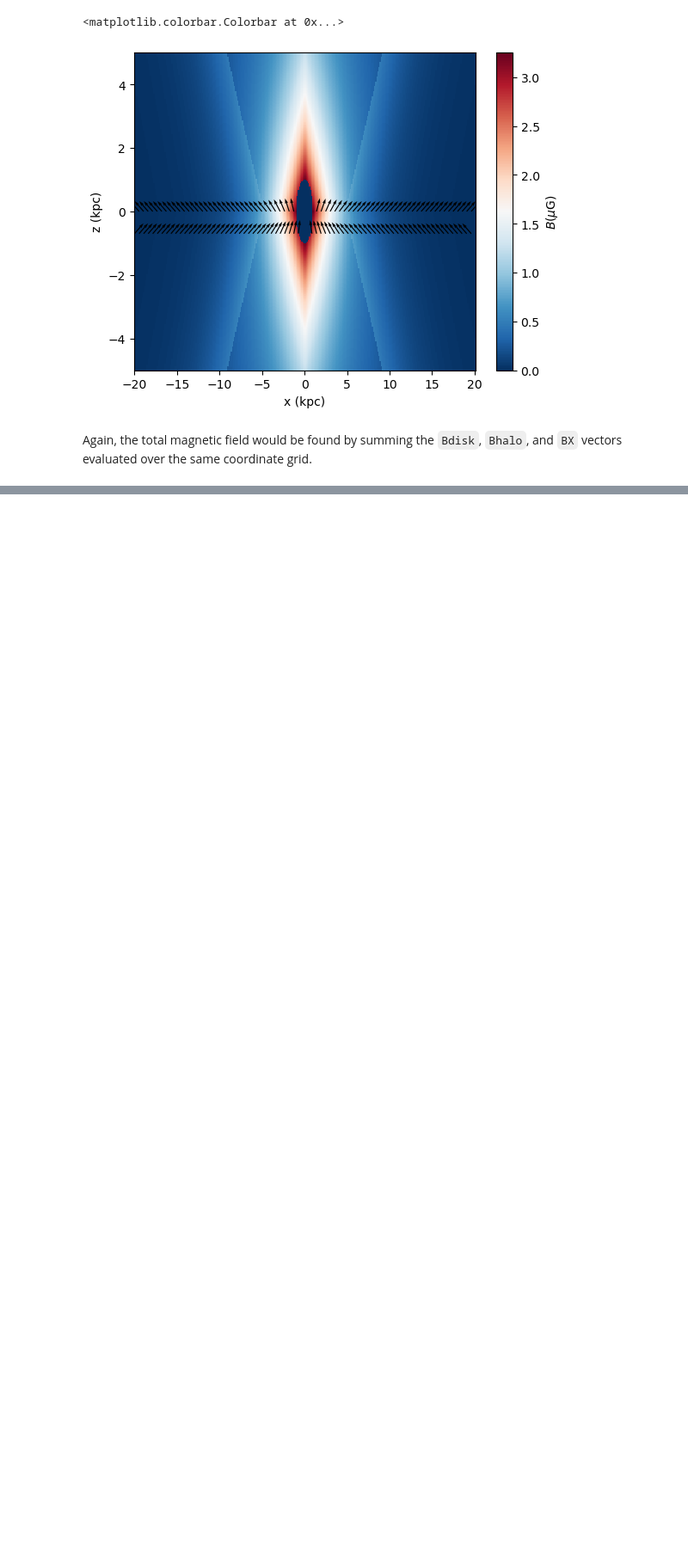
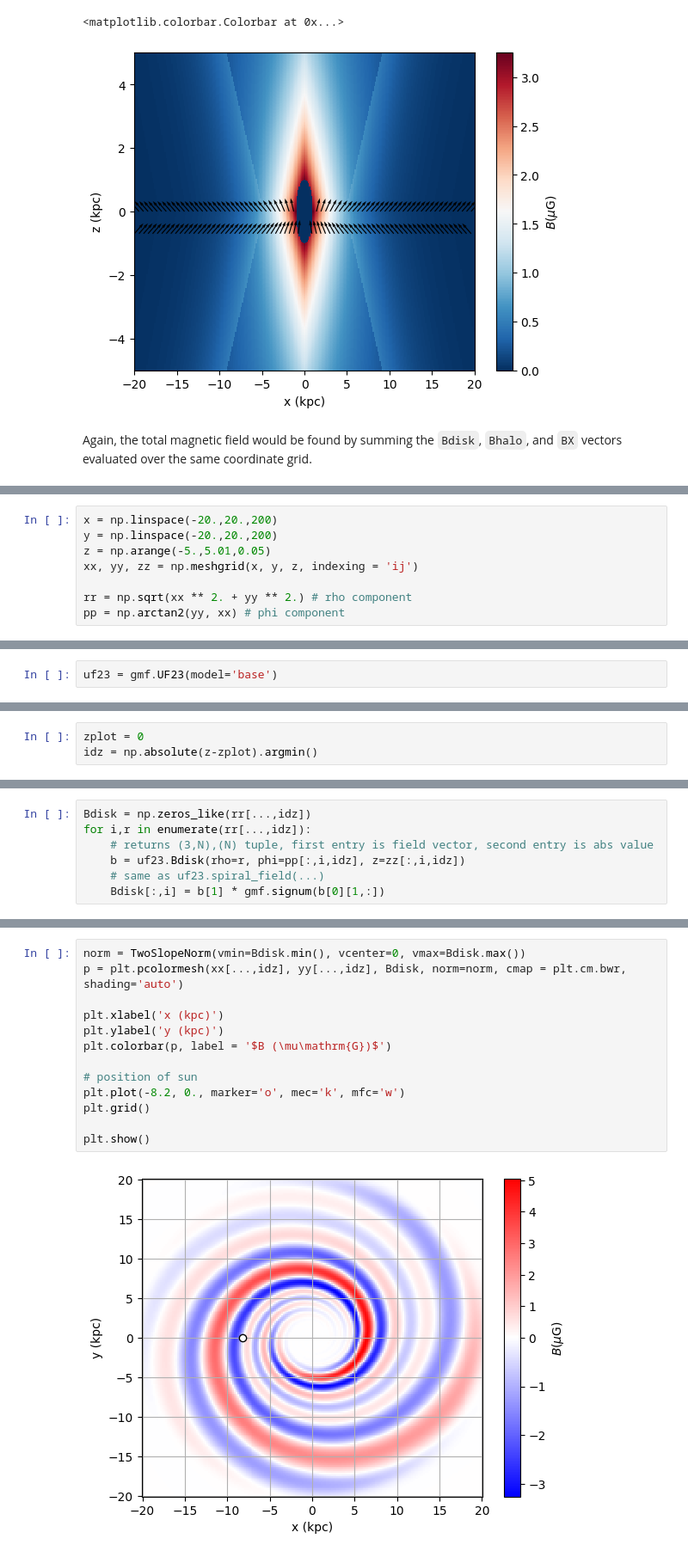
Before and after one commit to me-manu/gammaALPs, a Jupyter notebook: docs/tutorials/accessing_GMF_components.ipynb, the cells around one changed output, grey strips where cells are left out. Shown at 86% size. Saved outputs shown, nothing was run; the diff lists cells and outputs as text; blank space fills up the shorter version.

```diff
--- a/docs/tutorials/accessing_GMF_components.ipynb
+++ b/docs/tutorials/accessing_GMF_components.ipynb
@@ -194,0 +207,8 @@ Again, the total magnetic field would be found by summing the `Bdisk`, `Bhalo`,
+# %%
+x = np.linspace(-20.,20.,200)
+y = np.linspace(-20.,20.,200)
+z = np.arange(-5.,5.01,0.05)
+xx, yy, zz = np.meshgrid(x, y, z, indexing = 'ij')
+
+rr = np.sqrt(xx ** 2. + yy ** 2.) # rho component
+pp = np.arctan2(yy, xx) # phi component
@@ -194,0 +221,2 @@ Again, the total magnetic field would be found by summing the `Bdisk`, `Bhalo`,
+# %%
+uf23 = gmf.UF23(model='base')
@@ -194,0 +225,3 @@ Again, the total magnetic field would be found by summing the `Bdisk`, `Bhalo`,
+# %%
+zplot = 0
+idz = np.absolute(z-zplot).argmin()
@@ -194,0 +230,7 @@ Again, the total magnetic field would be found by summing the `Bdisk`, `Bhalo`,
+# %%
+Bdisk = np.zeros_like(rr[...,idz])
+for i,r in enumerate(rr[...,idz]):
+    # returns (3,N),(N) tuple, first entry is field vector, second entry is abs value
+    b = uf23.Bdisk(rho=r, phi=pp[:,i,idz], z=zz[:,i,idz])
+    # same as uf23.spiral_field(...)
+    Bdisk[:,i] = b[1] * gmf.signum(b[0][1,:])
@@ -194,0 +241,15 @@ Again, the total magnetic field would be found by summing the `Bdisk`, `Bhalo`,
+# %%
+norm = TwoSlopeNorm(vmin=Bdisk.min(), vcenter=0, vmax=Bdisk.max())
+p = plt.pcolormesh(xx[...,idz], yy[...,idz], Bdisk, norm=norm, cmap = plt.cm.bwr, shading='auto')
+
+plt.xlabel('x (kpc)')
+plt.ylabel('y (kpc)')
+plt.colorbar(p, label = '$B (\mu\mathrm{G})$')
+
+# position of sun
+plt.plot(-8.2, 0., marker='o', mec='k', mfc='w')
+plt.grid()
+
+plt.show()
+# %% [output]
+[figure, added]
```
Also changed, not shown: parts of 40 cells of this notebook.
